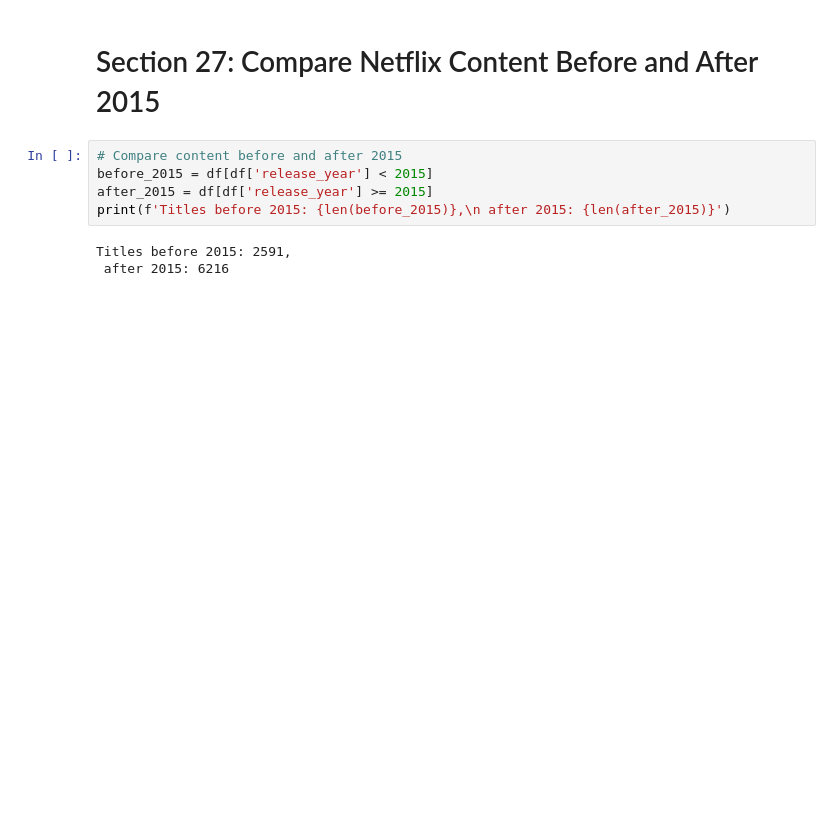
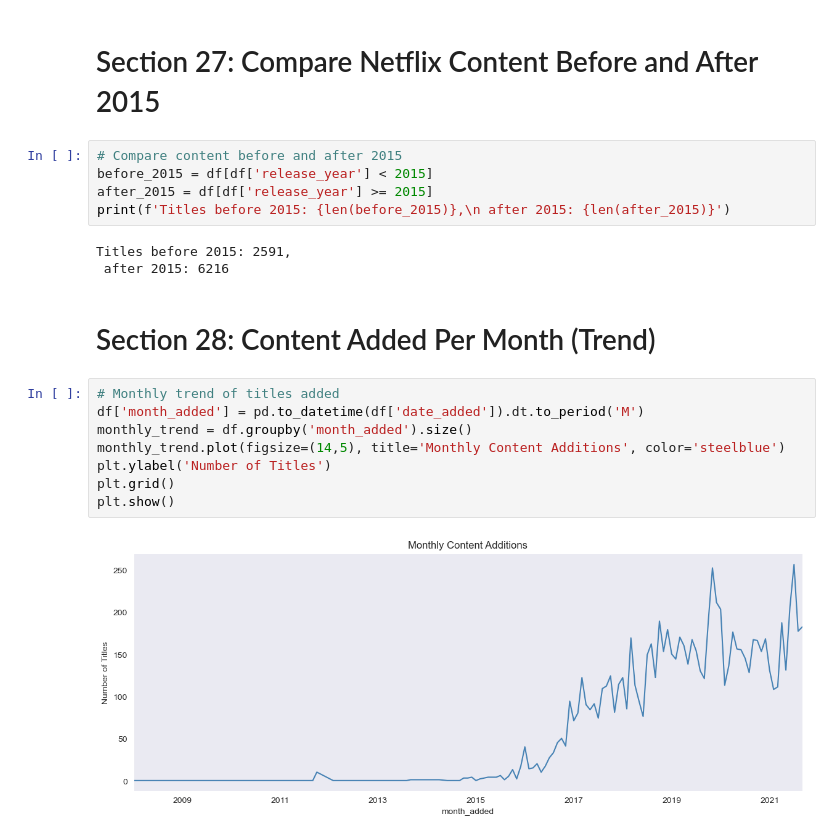
Before and after one commit to aghabidareh/NetflixAnalyzer, a Jupyter notebook: main.ipynb, the cells around one changed output. Cells and saved outputs as stored; diff of their text form; blank space fills up the shorter version.

Commit message:
plots-and-graphs

```diff
--- a/main.ipynb
+++ b/main.ipynb
@@ -417,3 +417,15 @@ print(f'Titles before 2015: {len(before_2015)},\n after 2015: {len(after_2015)}'
 # %% [output]
 Titles before 2015: 2591,
  after 2015: 6216
+# %% [markdown]
+# Section 28: Content Added Per Month (Trend)
+# %%
+# Monthly trend of titles added
+df['month_added'] = pd.to_datetime(df['date_added']).dt.to_period('M')
+monthly_trend = df.groupby('month_added').size()
+monthly_trend.plot(figsize=(14,5), title='Monthly Content Additions', color='steelblue')
+plt.ylabel('Number of Titles')
+plt.grid()
+plt.show()
+# %% [output]
+[figure, added]
```
